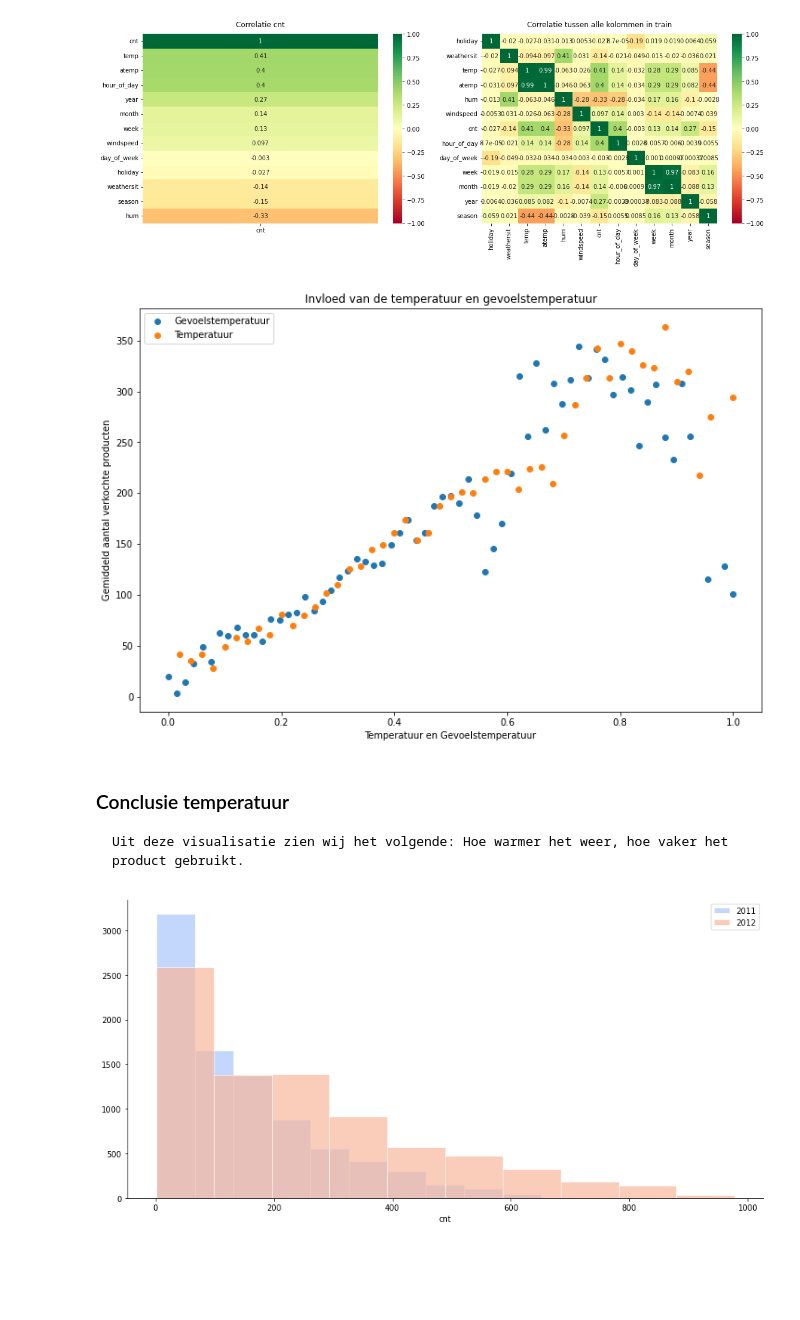
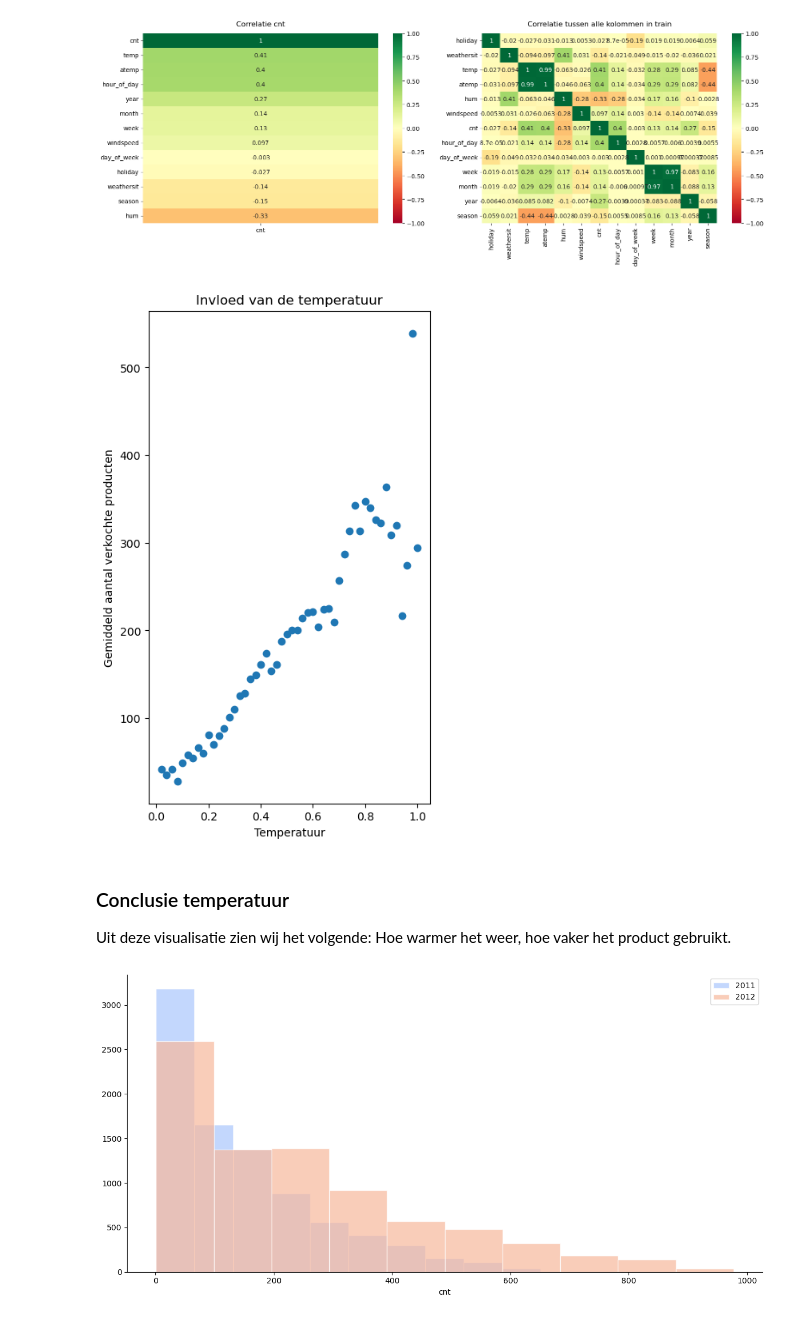
Before and after one commit to NimaGhafar/machine_learning_deurwaardes, a Jupyter notebook: Heethoofd_Portfolio.ipynb, the cells around one changed output. Drawn from its saved outputs; the diff is of its cells as text; code cells hidden in the pictures; blank space fills up the shorter version.

```diff
--- a/Heethoofd_Portfolio.ipynb
+++ b/Heethoofd_Portfolio.ipynb
@@ -177,6 +173,7 @@ train['day_of_week'] = train['date_hour'].dt.dayofweek #De dag van de week (maan
 train['week'] = train['date_hour'].dt.isocalendar().week #De weken
 train['month'] = train['date_hour'].dt.month
 train['year'] = train['date_hour'].dt.year
+train["day"] = train["date_hour"].dt.day
 
 #Time series / date functionality — pandas 2.1.1 documentation. (n.d.). https://pandas.pydata.org/docs/user_guide/timeseries.html
 
@@ -334,31 +330,20 @@ plt.show()
 # %% [output]
 [figure]
 # %%
-import matplotlib.pyplot as plt
-
-plt.figure(figsize=(12, 8))
-
-atemp_avg = train.groupby('atemp')['cnt'].mean()
-plt.scatter(atemp_avg.index, atemp_avg.values, label='Gevoelstemperatuur')
+plt.figure(figsize=(10, 8))
 
 temp_avg = train.groupby('temp')['cnt'].mean()
-temp_avg = temp_avg[temp_avg.values <= 500]
-
-plt.scatter(temp_avg.index, temp_avg.values, label='Temperatuur')
-
-plt.xlabel('Temperatuur en Gevoelstemperatuur')
+plt.subplot(122)
+plt.scatter(temp_avg.index, temp_avg.values)
+plt.xlabel('Temperatuur')
 plt.ylabel('Gemiddeld aantal verkochte producten')
-plt.title('Invloed van de temperatuur en gevoelstemperatuur')
-plt.legend()
-
+plt.title('Invloed van de temperatuur')
 plt.show()
-
-# 1 uitschieter eruit gehaald, waardoor de temp en atemp beter met elkaar overeen komen
 # %% [output]
-[figure, old version]
+[figure, new version]
-# %% [markdown]
-### Conclusie temperatuur
-    Uit deze visualisatie zien wij het volgende: Hoe warmer het weer, hoe vaker het product gebruikt.
+# %% [markdown]
+### Conclusie temperatuur
+Uit deze visualisatie zien wij het volgende: Hoe warmer het weer, hoe vaker het product gebruikt.
 # %%
 import seaborn as sns
 
```
Also changed, not shown: parts of 39 cells of this notebook.
